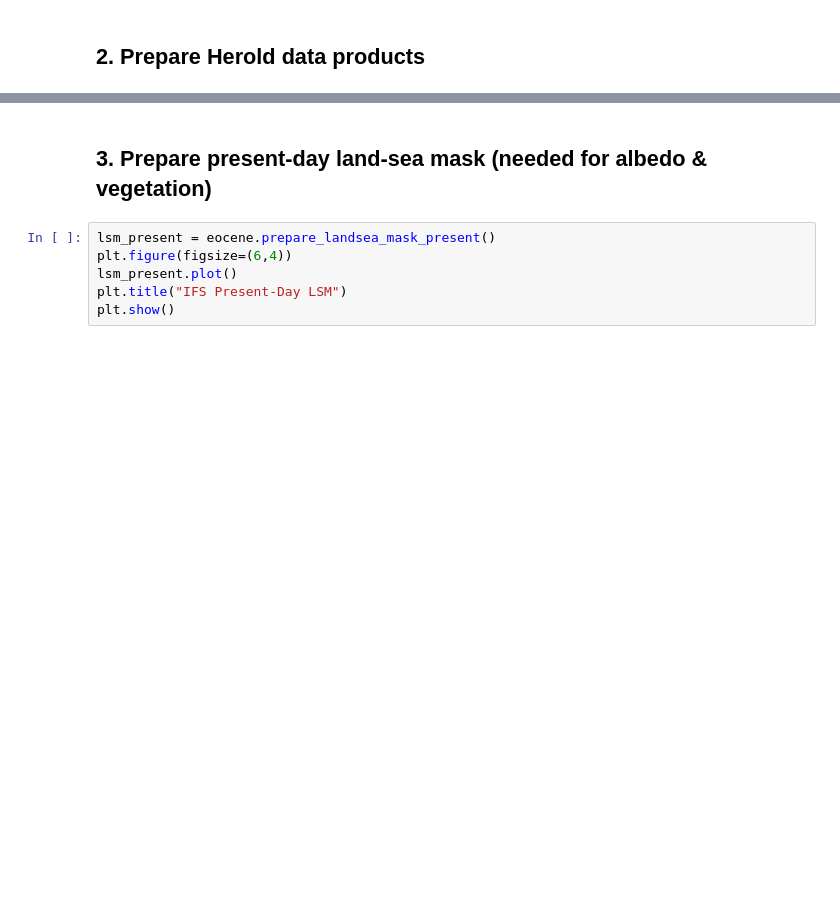
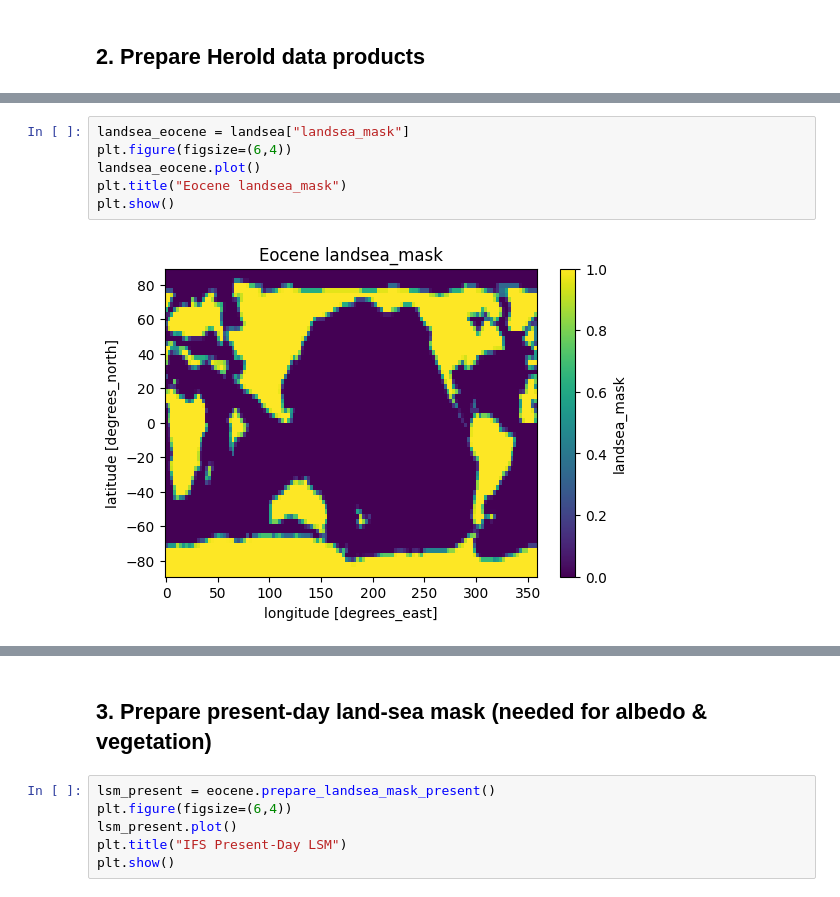
Before and after one commit to asozza/ecearth-quests, a Jupyter notebook: epochal/OIFS/modify_oifs.ipynb, the cells around one changed output, grey strips where cells are left out. Drawn from its saved outputs; the diff is of its cells as text; blank space fills up the shorter version.

```diff
--- a/epochal/OIFS/modify_oifs.ipynb
+++ b/epochal/OIFS/modify_oifs.ipynb
@@ -90,0 +152,8 @@ sd_orog  = xr.open_dataset(eocene.prepare_herold(flag="sd_orography"))
+# %%
+landsea_eocene = landsea["landsea_mask"]
+plt.figure(figsize=(6,4))
+landsea_eocene.plot()
+plt.title("Eocene landsea_mask")
+plt.show()
+# %% [output]
+[figure, added]
```
Also changed, not shown: parts of 38 cells of this notebook, 4 other files.
